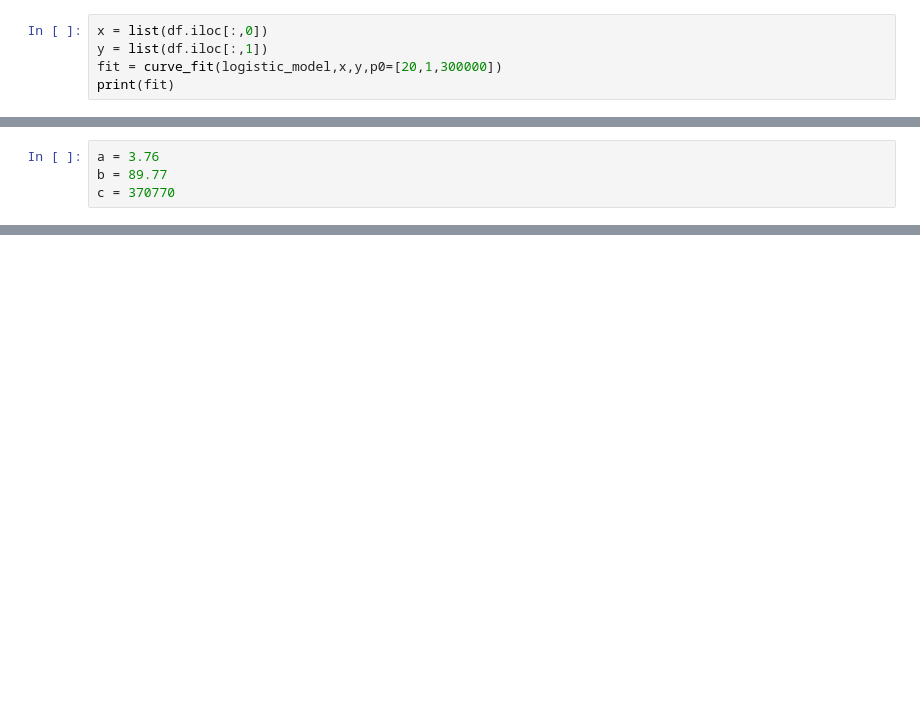
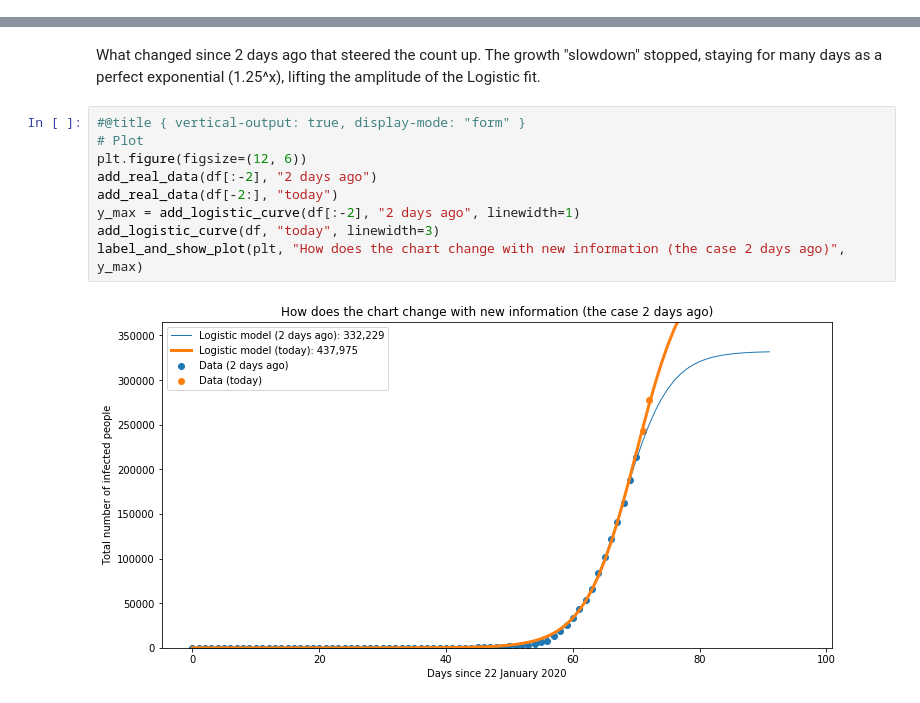
Before and after one commit to arthurcw/CoronaVirus, a Jupyter notebook: Forecasting.ipynb, the cells around one changed output, grey strips where cells are left out. Saved outputs shown, nothing was run; the diff lists cells and outputs as text; blank space fills up the shorter version.

```diff
--- a/Forecasting.ipynb
+++ b/Forecasting.ipynb
@@ -92,5 +0,0 @@ def logistic_model(x,a,b,c):
-# %%
-x = list(df.iloc[:,0])
-y = list(df.iloc[:,1])
-fit = curve_fit(logistic_model,x,y,p0=[20,1,300000])
-print(fit)
@@ -120,4 +0,0 @@ The expected number of infected people at infection end is 370770+/- 7027.66.
-# %%
-a = 3.76
-b = 89.77
-c = 370770
@@ -189,0 +260,14 @@ That’s why I think that the predictions of this model will start to become use
+# %% [markdown]
+What changed since 2 days ago that steered the count up.
+The growth "slowdown" stopped, staying for many days as a perfect exponential (1.25^x), lifting the amplitude of the Logistic fit.
+# %%
+#@title { vertical-output: true, display-mode: "form" }
+# Plot
+plt.figure(figsize=(12, 6))
+add_real_data(df[:-2], "2 days ago")
+add_real_data(df[-2:], "today")
+y_max = add_logistic_curve(df[:-2], "2 days ago", linewidth=1)
+add_logistic_curve(df, "today", linewidth=3)
+label_and_show_plot(plt, "How does the chart change with new information (the case 2 days ago)", y_max)
+# %% [output]
+[figure, added]
```
Also changed, not shown: parts of 35 cells of this notebook, 1 other file.
